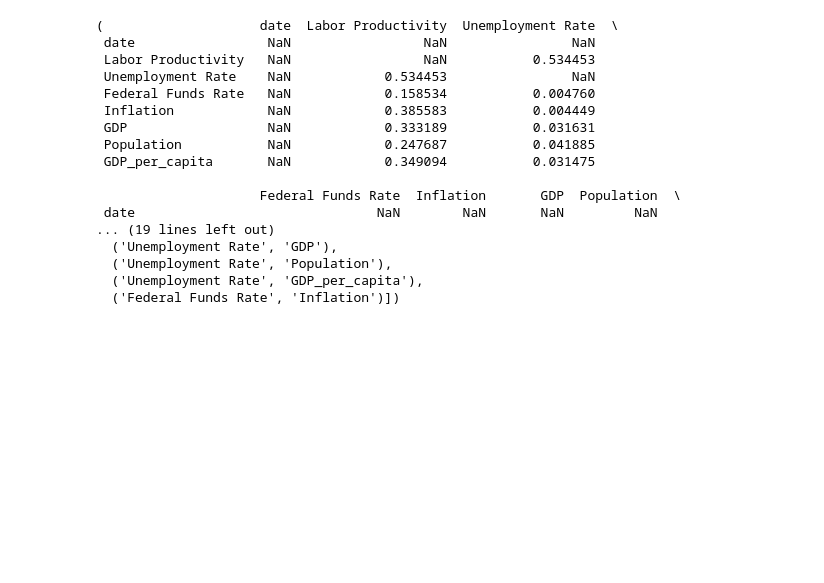
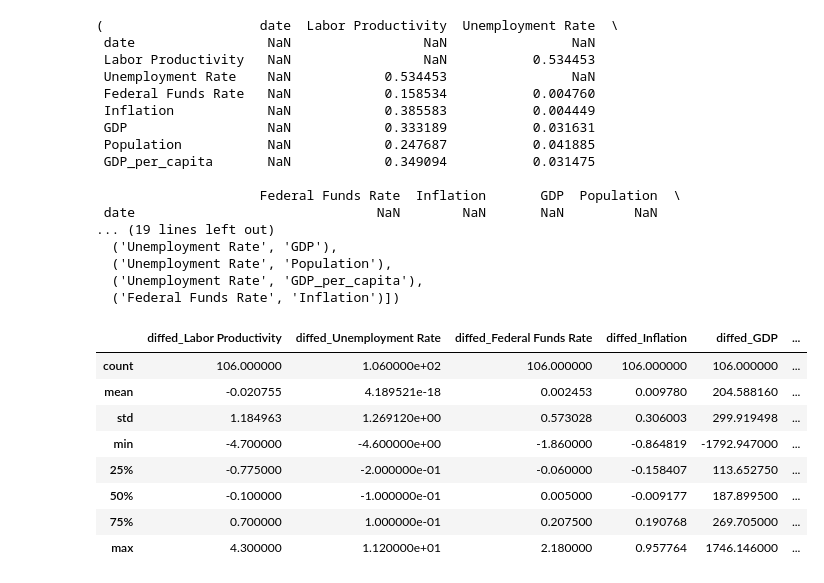
Before and after one commit to SimonasArliukas/Simonas-Portfolio, a Jupyter notebook: Macro_factors_effecting_GDP/Notebooks/EDA.ipynb, the cells around one changed output. Saved outputs shown, nothing was run; the diff lists cells and outputs as text; code cells hidden in the pictures; blank space fills up the shorter version.

```diff
--- a/Macro_factors_effecting_GDP/Notebooks/EDA.ipynb
+++ b/Macro_factors_effecting_GDP/Notebooks/EDA.ipynb
@@ -109,3 +113,16 @@ cointegration(data)
   ('Unemployment Rate', 'Population'),
   ('Unemployment Rate', 'GDP_per_capita'),
   ('Federal Funds Rate', 'Inflation')])
+# %%
+##Calculate descriptive statistics on stationary time series
+Differenced_data.describe()
+# %% [output]
+|  | diffed_Labor Productivity | diffed_Unemployment Rate | diffed_Federal Funds Rate | diffed_Inflation | diffed_GDP | ... |
+| count | 106.000000 | 1.060000e+02 | 106.000000 | 106.000000 | 106.000000 | ... |
+| mean | -0.020755 | 4.189521e-18 | 0.002453 | 0.009780 | 204.588160 | ... |
+| std | 1.184963 | 1.269120e+00 | 0.573028 | 0.306003 | 299.919498 | ... |
+| min | -4.700000 | -4.600000e+00 | -1.860000 | -0.864819 | -1792.947000 | ... |
+| 25% | -0.775000 | -2.000000e-01 | -0.060000 | -0.158407 | 113.652750 | ... |
+| 50% | -0.100000 | -1.000000e-01 | 0.005000 | -0.009177 | 187.899500 | ... |
+| 75% | 0.700000 | 1.000000e-01 | 0.207500 | 0.190768 | 269.705000 | ... |
+| max | 4.300000 | 1.120000e+01 | 2.180000 | 0.957764 | 1746.146000 | ... |
```
Also changed, not shown: parts of 3 cells of this notebook, 1 other file.
